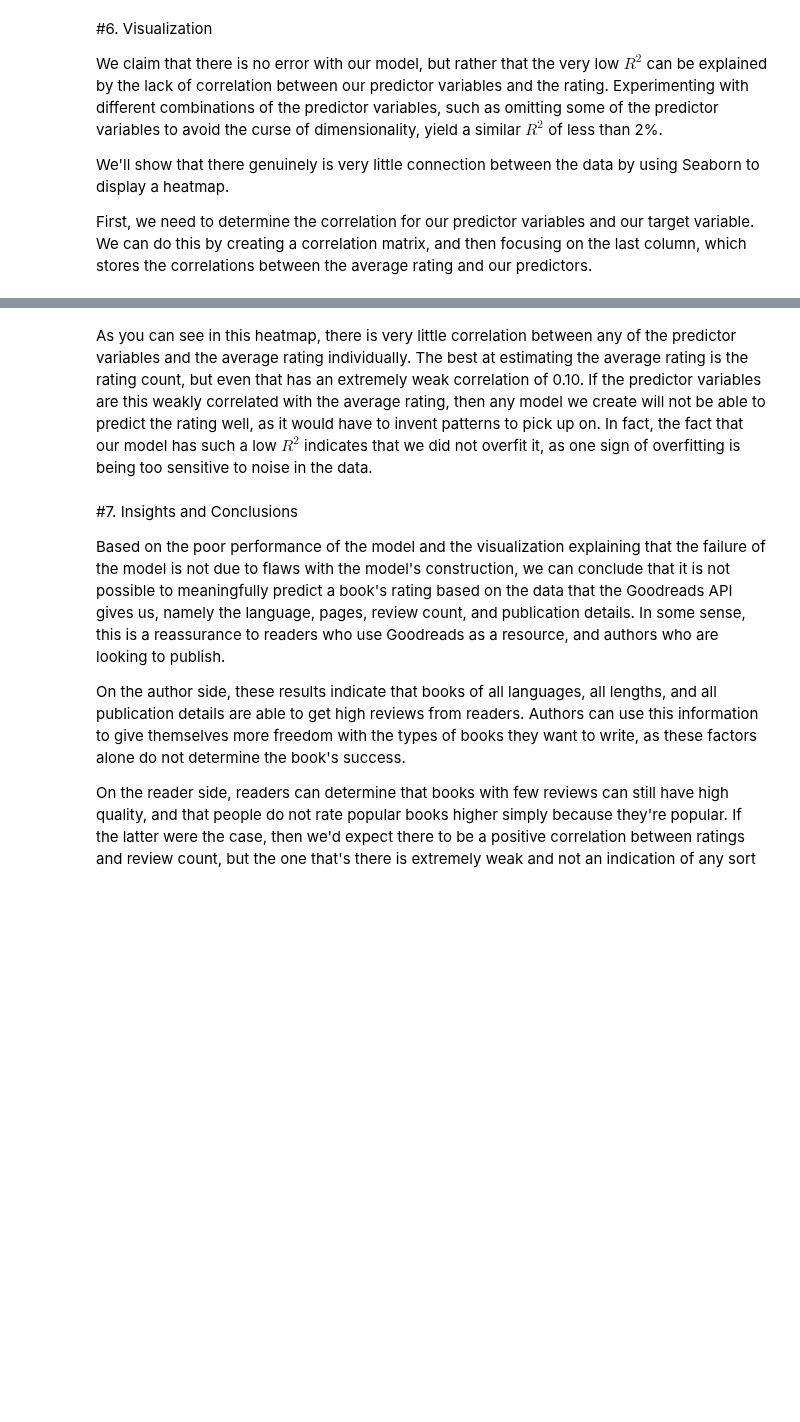
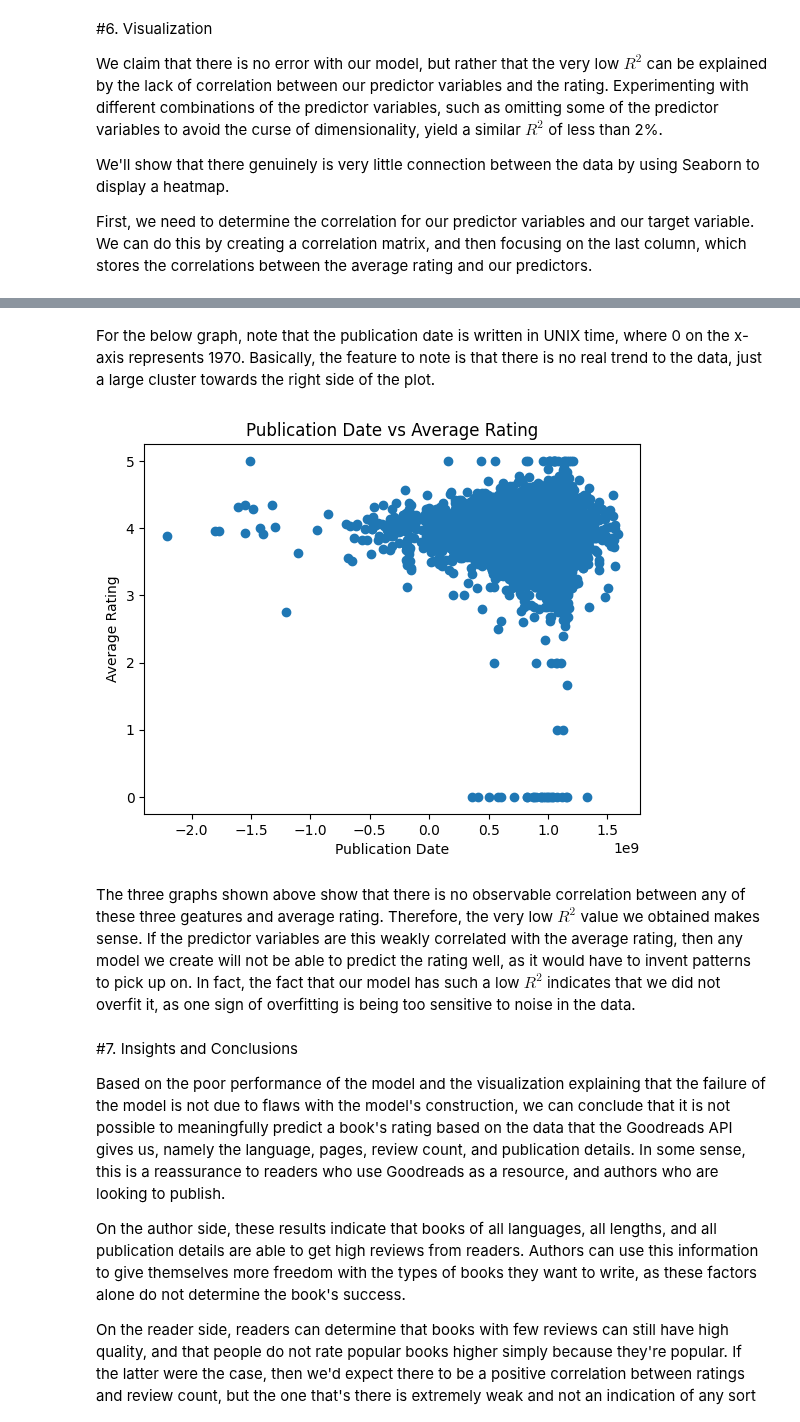
Before and after one commit to aspanguluri/aspanguluri.github.io, a Jupyter notebook: FinalProject.ipynb, the cells around one changed output, grey strips where cells are left out. Saved outputs shown, nothing was run; the diff lists cells and outputs as text; code cells hidden in the pictures; blank space fills up the shorter version.

```diff
--- a/FinalProject.ipynb
+++ b/FinalProject.ipynb
@@ -516,5 +487,15 @@ The R^2 of our model is 0.11865511984526933
+# %% [markdown]
+For the below graph, note that the publication date is written in UNIX time, where 0 on the x-axis represents 1970. Basically, the feature to note is that there is no real trend to the data, just a large cluster towards the right side of the plot.
+# %%
+plt.scatter(books_df["publication_date"], books_df["average_rating"])
+plt.xlabel("Publication Date")
+plt.ylabel("Average Rating")
+plt.title("Publication Date vs Average Rating")
+plt.show()
+# %% [output]
+[figure, added]
 # %% [markdown]
-As you can see in this heatmap, there is very little correlation between any of the predictor variables and the average rating individually. The best at estimating the average rating is the rating count, but even that has an extremely weak correlation of 0.10. If the predictor variables are this weakly correlated with the average rating, then any model we create will not be able to predict the rating well, as it would have to invent patterns to pick up on. In fact, the fact that our model has such a low $R^2$ indicates that we did not overfit it, as one sign of overfitting is being too sensitive to noise in the data.
+The three graphs shown above show that there is no observable correlation between any of these three geatures and average rating. Therefore, the very low $R^2$ value we obtained makes sense. If the predictor variables are this weakly correlated with the average rating, then any model we create will not be able to predict the rating well, as it would have to invent patterns to pick up on. In fact, the fact that our model has such a low  $R^2$  indicates that we did not overfit it, as one sign of overfitting is being too sensitive to noise in the data.
 # %% [markdown]
 #7. Insights and Conclusions
 
```
Also changed, not shown: parts of 24 cells of this notebook, 1 other file.
